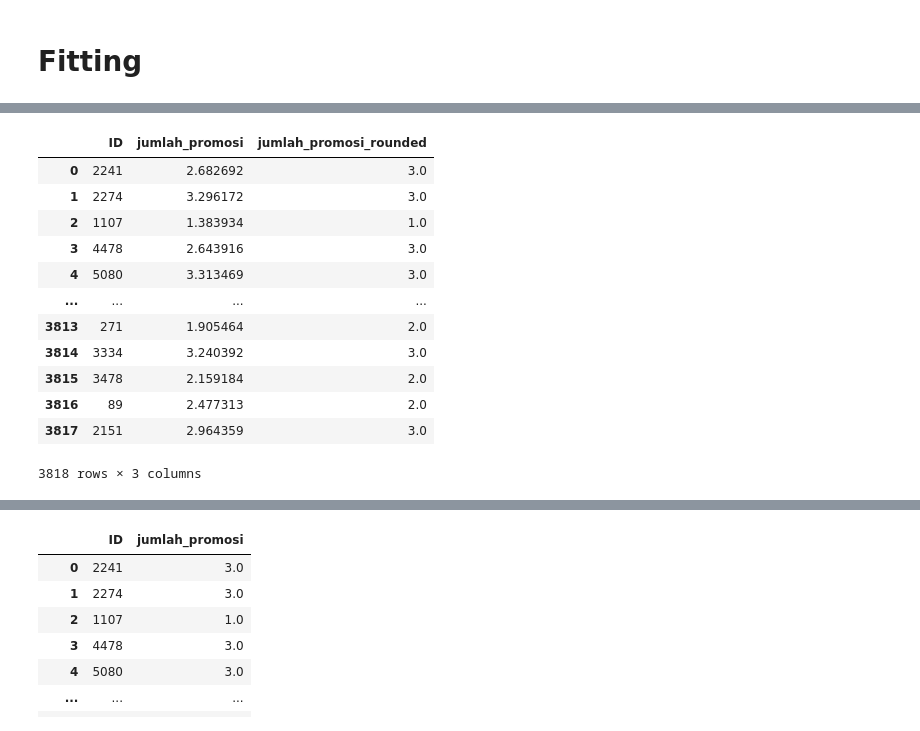
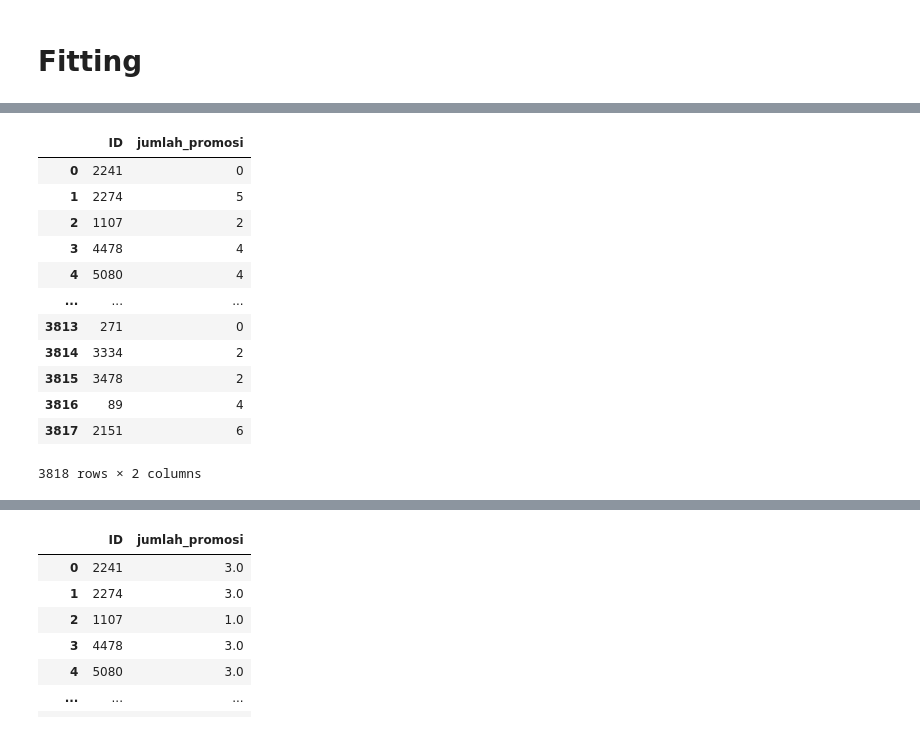
Before and after one commit to xylamaharani/FindIT-Kaggle-Competition, a Jupyter notebook: findit24.ipynb, the cells around one changed output, grey strips where cells are left out. Cells and saved outputs as stored; diff of their text form; code cells hidden in the pictures.

```diff
--- a/findit24.ipynb
+++ b/findit24.ipynb
@@ -657,0 +1004,2 @@ df_fit = df_fit.values.reshape(-1, 1)
+# %%
+df_test1.drop(columns='status_pernikahan', inplace=True)
@@ -658,4 +1022,4 @@ df_fit = df_fit.values.reshape(-1, 1)
 # %%
-y_pred = regressor.predict(df_fit)
-y_pred
+pred = xgb.predict(df_test1)
+pred
 # %% [output]
@@ -664,5 +1027,5 @@ array([2.68269206, 3.29617213, 1.38393351, ..., 2.15918426, 2.47731295,
 # %%
-df_result = pd.DataFrame(y_pred, columns=['jumlah_promosi'])
+df_result = pd.DataFrame(pred, columns=['jumlah_promosi'])
 # %%
 df_result
 # %% [output]
@@ -681,3 +1044 @@ df_result
 3818 rows × 1 columns
-# %%
-df_result['jumlah_promosi_rounded'] = df_result['jumlah_promosi'].round()
@@ -700,21 +1045,21 @@ df_result
 # %%
-col_id = df_test1['ID']
+col_id = df_test['ID']
 df_result = pd.concat([col_id, df_result], axis=1)
 df_result
 # %% [output]
-|  | ID | jumlah_promosi | jumlah_promosi_rounded |
-| 0 | 2241 | 2.682692 | 3.0 |
-| 1 | 2274 | 3.296172 | 3.0 |
-| 2 | 1107 | 1.383934 | 1.0 |
-| 3 | 4478 | 2.643916 | 3.0 |
-| 4 | 5080 | 3.313469 | 3.0 |
-| ... | ... | ... | ... |
-| 3813 | 271 | 1.905464 | 2.0 |
-| 3814 | 3334 | 3.240392 | 3.0 |
-| 3815 | 3478 | 2.159184 | 2.0 |
-| 3816 | 89 | 2.477313 | 2.0 |
-| 3817 | 2151 | 2.964359 | 3.0 |
+|  | ID | jumlah_promosi |
+| 0 | 2241 | 0 |
+| 1 | 2274 | 5 |
+| 2 | 1107 | 2 |
+| 3 | 4478 | 4 |
+| 4 | 5080 | 4 |
+| ... | ... | ... |
+| 3813 | 271 | 0 |
+| 3814 | 3334 | 2 |
+| 3815 | 3478 | 2 |
+| 3816 | 89 | 4 |
+| 3817 | 2151 | 6 |
-3818 rows × 3 columns
+3818 rows × 2 columns
 # %%
 df_result
 # %% [output]
```
Also changed, not shown: parts of 118 cells of this notebook, 6 other files.
